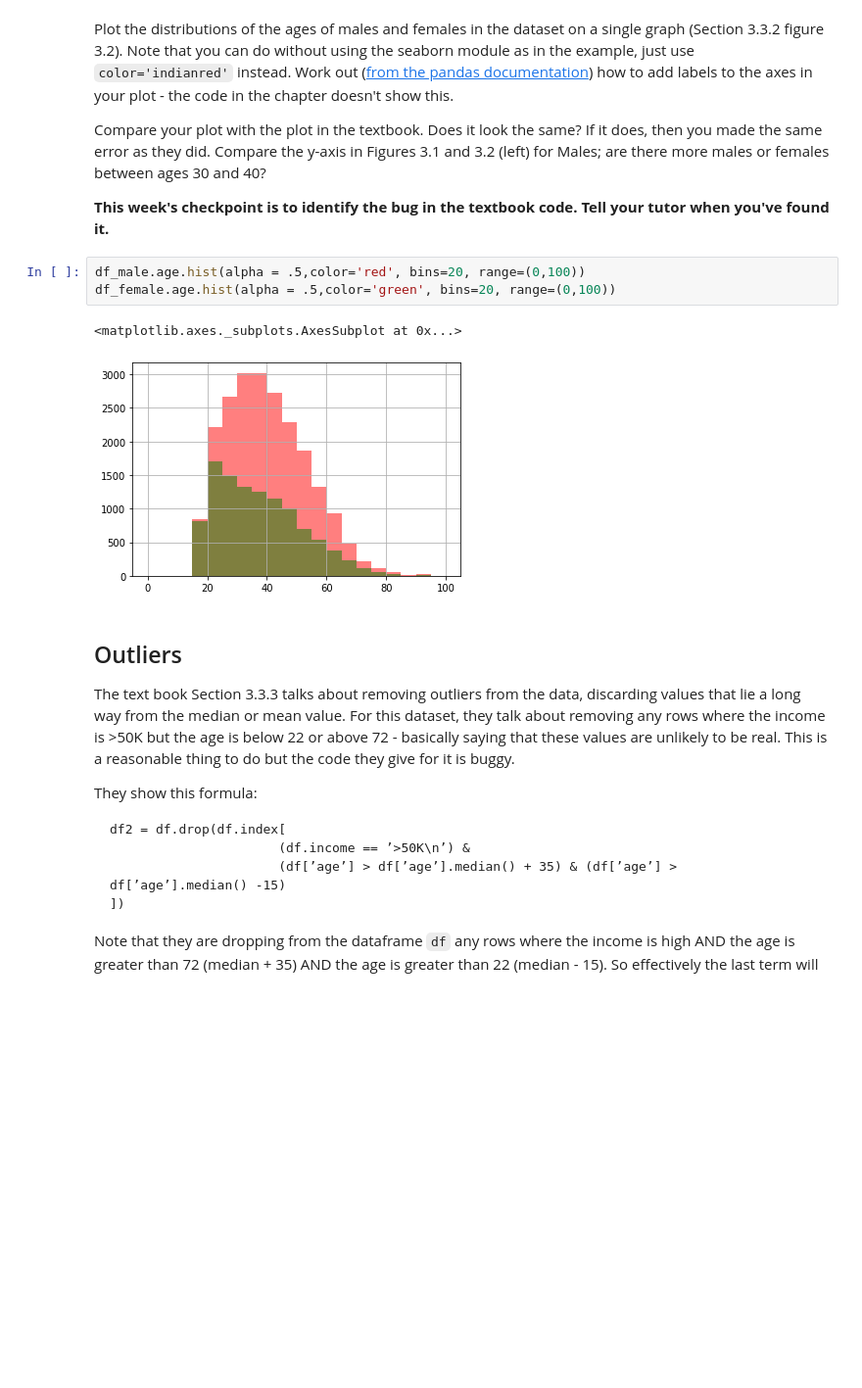
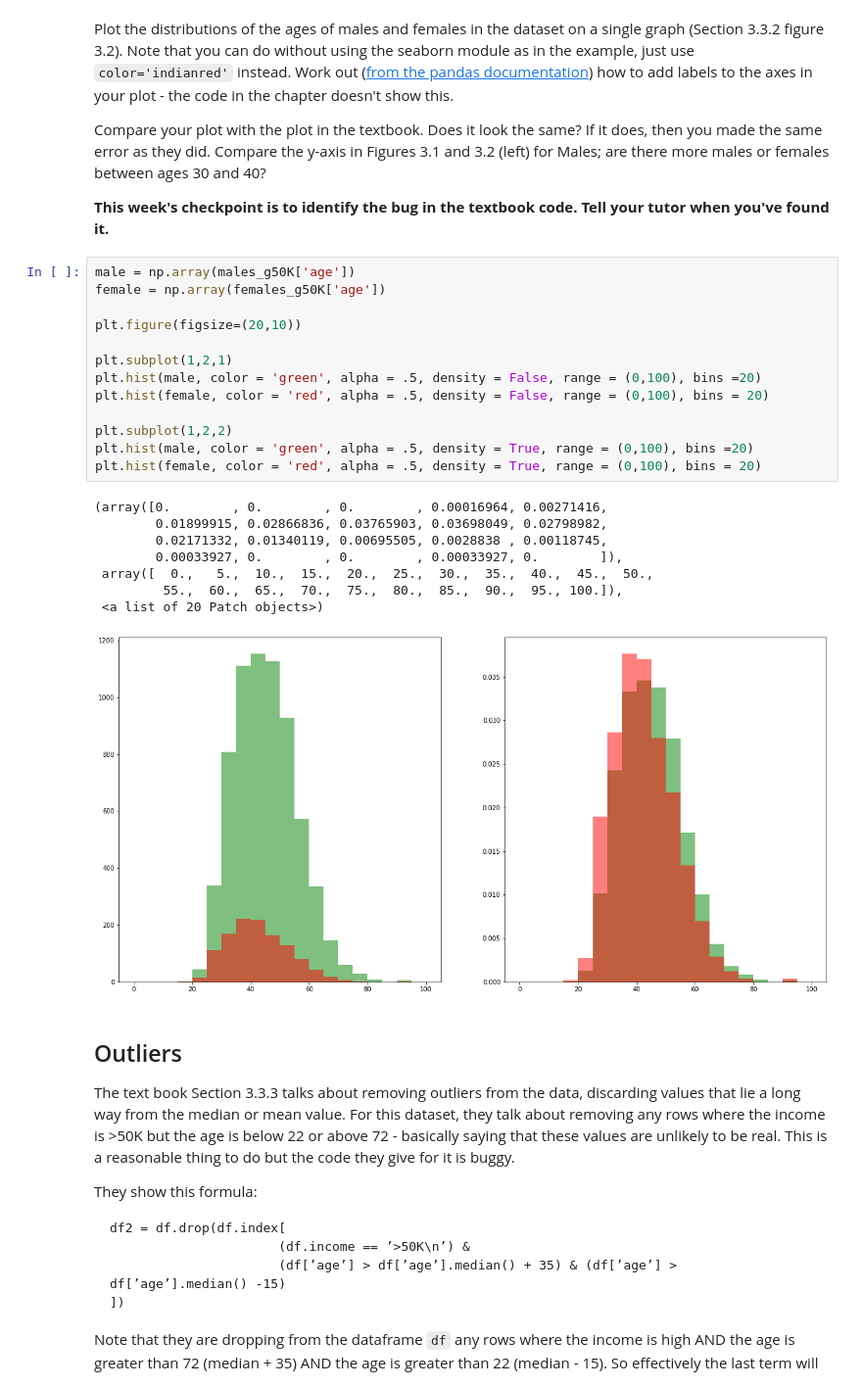
Before and after one commit to iamdraza/University-Practicals, a Jupyter notebook: COMP6200 Week 3.ipynb, the cells around one changed output. Shown at 98% size. Saved outputs shown, nothing was run; the diff lists cells and outputs as text; blank space fills up the shorter version.

```diff
--- a/COMP6200 Week 3.ipynb
+++ b/COMP6200 Week 3.ipynb
@@ -118,12 +159,28 @@ Plot the distributions of the ages of males and females in the dataset on a sing
 Compare your plot with the plot in the textbook.  Does it look the same? If it does, then you made the same error as they did. Compare the y-axis in Figures 3.1 and 3.2 (left) for Males; are there more males or females between ages 30 and 40?
 
 **This week's checkpoint is to identify the bug in the textbook code.  Tell your tutor when you've found it.**
-# %%
-df_male.age.hist(alpha = .5,color='red', bins=20, range=(0,100))
-df_female.age.hist(alpha = .5,color='green', bins=20, range=(0,100))
-# %% [output]
-<matplotlib.axes._subplots.AxesSubplot at 0x...>
-[figure, removed]
+# %%
+male = np.array(males_g50K['age'])
+female = np.array(females_g50K['age'])
+
+plt.figure(figsize=(20,10))
+
+plt.subplot(1,2,1)
+plt.hist(male, color = 'green', alpha = .5, density = False, range = (0,100), bins =20)
+plt.hist(female, color = 'red', alpha = .5, density = False, range = (0,100), bins = 20)
+
+plt.subplot(1,2,2)
+plt.hist(male, color = 'green', alpha = .5, density = True, range = (0,100), bins =20)
+plt.hist(female, color = 'red', alpha = .5, density = True, range = (0,100), bins = 20)
+# %% [output]
+(array([0.        , 0.        , 0.        , 0.00016964, 0.00271416,
+        0.01899915, 0.02866836, 0.03765903, 0.03698049, 0.02798982,
+        0.02171332, 0.01340119, 0.00695505, 0.0028838 , 0.00118745,
+        0.00033927, 0.        , 0.        , 0.00033927, 0.        ]),
+ array([  0.,   5.,  10.,  15.,  20.,  25.,  30.,  35.,  40.,  45.,  50.,
+         55.,  60.,  65.,  70.,  75.,  80.,  85.,  90.,  95., 100.]),
+ <a list of 20 Patch objects>)
+[figure, added]
 # %% [markdown]
 ## Outliers
 
```
Also changed, not shown: parts of 14 cells of this notebook.
